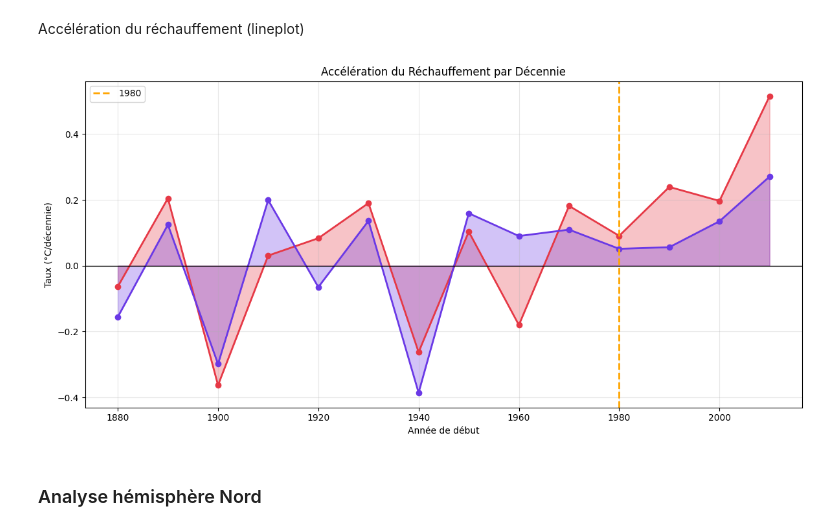
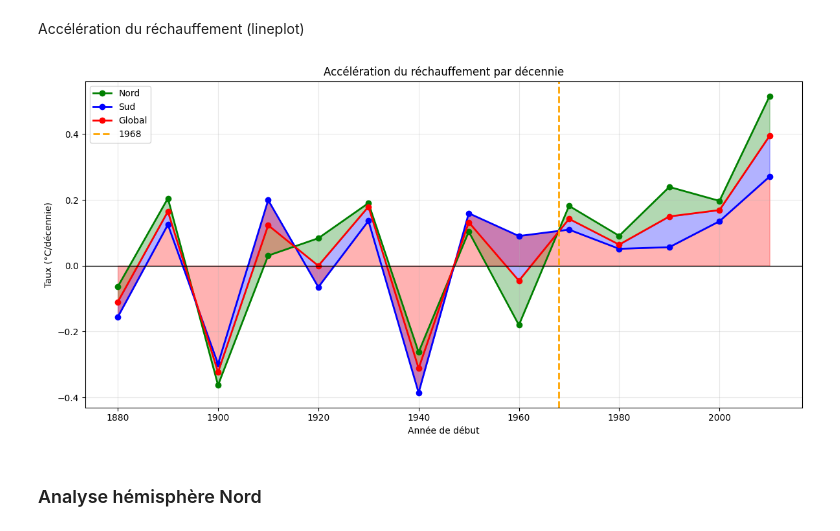
Before and after one commit to VinchC/projet, a Jupyter notebook: global_updated.ipynb, the cells around one changed output. Saved outputs shown, nothing was run; the diff lists cells and outputs as text; code cells hidden in the pictures.

Commit message:
Acceleration climatic change done with three zones on same plot

```diff
--- a/global_updated.ipynb
+++ b/global_updated.ipynb
@@ -456,61 +456,68 @@ plt.show()
 Accélération du réchauffement (lineplot)
 # %%
 # 1. Calculer le taux de réchauffement pour chaque décennie
-periodes = []  # Années de début (1880, 1890, 1900, ...)
-periodes_south = []  # Années de début (1880, 1890, 1900, ...)
-taux = []      # Taux de réchauffement (°C par décennie)
-taux_south = []      # Taux de réchauffement (°C par décennie)
+# Années de début (1880, 1890, 1900, ...)
+periodes_north = []
+periodes_south = []
+periodes_global = []
+
+# Taux de réchauffement (°C par décennie)
+taux_north = []
+taux_south = []
+taux_global = []
 
 for annee_debut in range(1880, 2015, 10):
     # Prendre 10 ans de données
     annee_fin = annee_debut + 10
-    donnees = df_new[(df_new['Year'] >= annee_debut) & (df_new['Year'] < annee_fin)]
+    donnees_north = donnees_south = donnees_global = df_new[(df_new['Year'] >= annee_debut) & (df_new['Year'] < annee_fin)]
 
     # Calculer la tendance si on a assez de données
-    if len(donnees) >= 5:
-        slope, _, _, _, _ = linregress(donnees['Year'], donnees['NH_J-D'])
-        periodes.append(annee_debut)
-        taux.append(slope * 10)  # Convertir en °C/décennie
+    if len(donnees_north) >= 5:
+        slope_north, _, _, _, _ = linregress(donnees_north['Year'], donnees_north['NH_J-D'])
+        periodes_north.append(annee_debut)
+        taux_north.append(slope_north * 10)  # Convertir en °C/décennie
 
-for annee_debut_south in range(1880, 2015, 10):
-    # Prendre 10 ans de données
-    annee_fin_south = annee_debut_south + 10
-    donnees_south = df_new[(df_new['Year'] >= annee_debut_south) & (df_new['Year'] < annee_fin_south)]
-
-    # Calculer la tendance si on a assez de données
     if len(donnees_south) >= 5:
         slope_south, _, _, _, _ = linregress(donnees_south['Year'], donnees_south['SH_J-D'])
-        periodes_south.append(annee_debut_south)
-        taux_south.append(slope_south * 10)  # Convertir en °C/décennie
+        periodes_south.append(annee_debut)
+        taux_south.append(slope_south * 10)
+
+    if len(donnees_global) >= 5:
+        slope_global, _, _, _, _ = linregress(donnees_global['Year'], donnees_global['GLOB_J-D'])
+        periodes_global.append(annee_debut)
+        taux_global.append(slope_global * 10)
 
 #Créer le graphique
 fig, ax = plt.subplots(figsize=(12, 6))
 
 #Tracer la courbe
-ax.plot(periodes, taux, marker='o', linewidth=2, markersize=6, color='#E63946')
-ax.plot(periodes_south, taux_south, marker='o', linewidth=2, markersize=6, color="#6A39E6")
+ax.plot(periodes_north, taux_north, marker='o', label='Nord', linewidth=2, markersize=6, color='green')
+ax.plot(periodes_south, taux_south, marker='o', label='Sud', linewidth=2, markersize=6, color="blue")
+ax.plot(periodes_global, taux_global, marker='o', label='Global', linewidth=2, markersize=6, color="red")
 
 #Ajouter des lignes de référence
 ax.axhline(0, color='black', linewidth=1)           # Ligne à 0
-ax.axvline(1980, color='orange', linewidth=2,
-           linestyle='--', label='1980')            # Année charnière
+ax.axvline(1968, color='orange', linewidth=2,
+           linestyle='--', label='1968')            # Année charnière
 
 #Remplir sous la courbe
-ax.fill_between(periodes, taux, 0, alpha=0.3, color='#E63946')
-ax.fill_between(periodes, taux_south, 0, alpha=0.3, color='#6A39E6')
+ax.fill_between(periodes_north, taux_north, taux_global, alpha=0.3, color='green')
+ax.fill_between(periodes_global, taux_global, taux_south, alpha=0.3, color='blue')
+ax.fill_between(periodes_south, taux_south, 0, alpha=0.3, color='red')
 
 #Titres et labels
 ax.set_title('Accélération du réchauffement par décennie', fontsize=12)
 ax.set_xlabel('Année de début', fontsize=10)
 ax.set_ylabel('Taux (°C/décennie)', fontsize=10)
-ax.legend()
+ax.legend(fontsize=10)
 ax.grid(True, alpha=0.3)
 
 #Afficher
 plt.tight_layout()
+plt.savefig('./images/comparaison_hemispheres_global_acceleration_rechauffement.png', dpi=300, bbox_inches='tight')
 plt.show()
 # %% [output]
-[figure, old version]
+[figure, new version]
 # %% [markdown]
 ### Analyse hémisphère Nord
 # %% [markdown]
```
Also changed, not shown: parts of 1 cell of this notebook, 2 other files.
